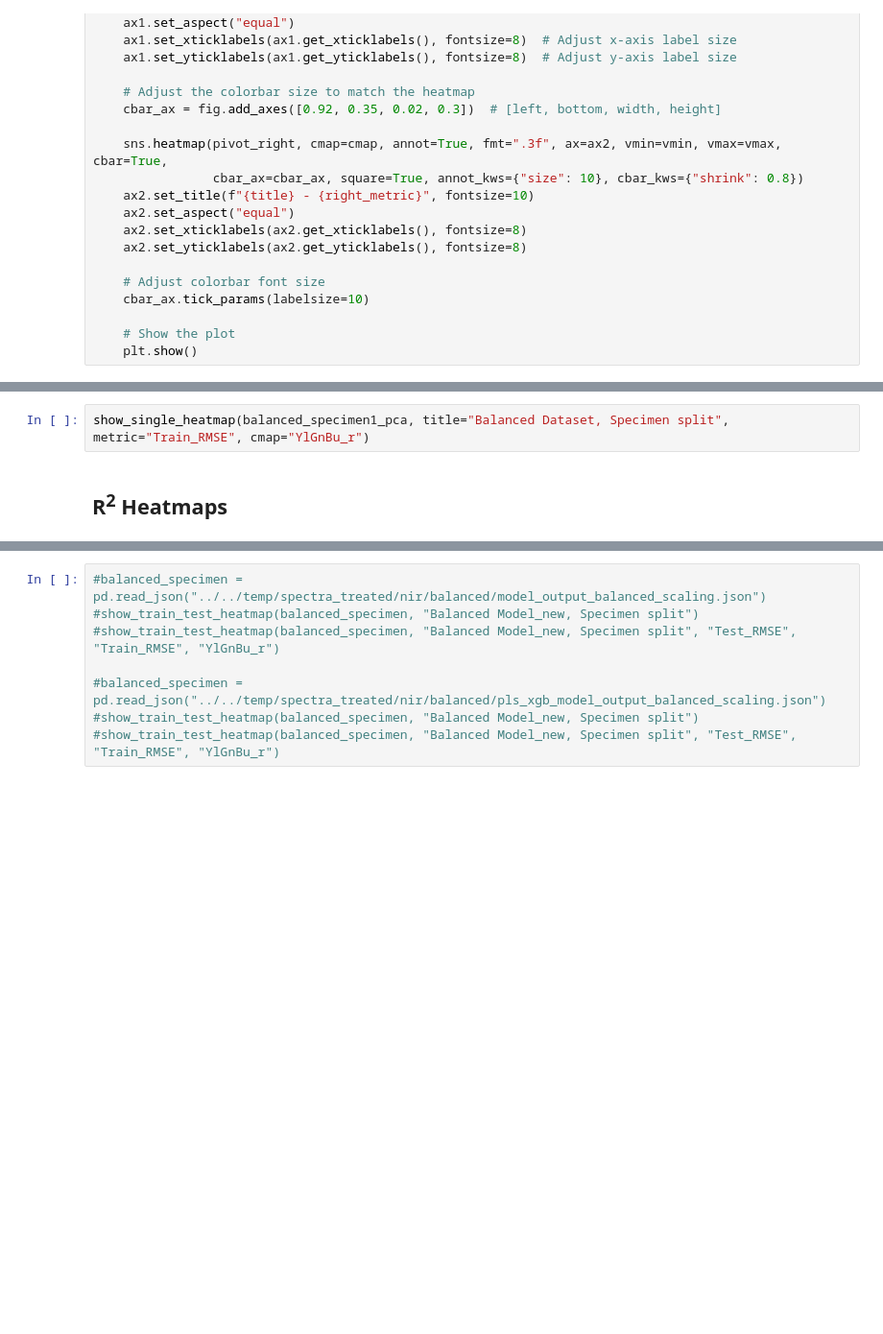
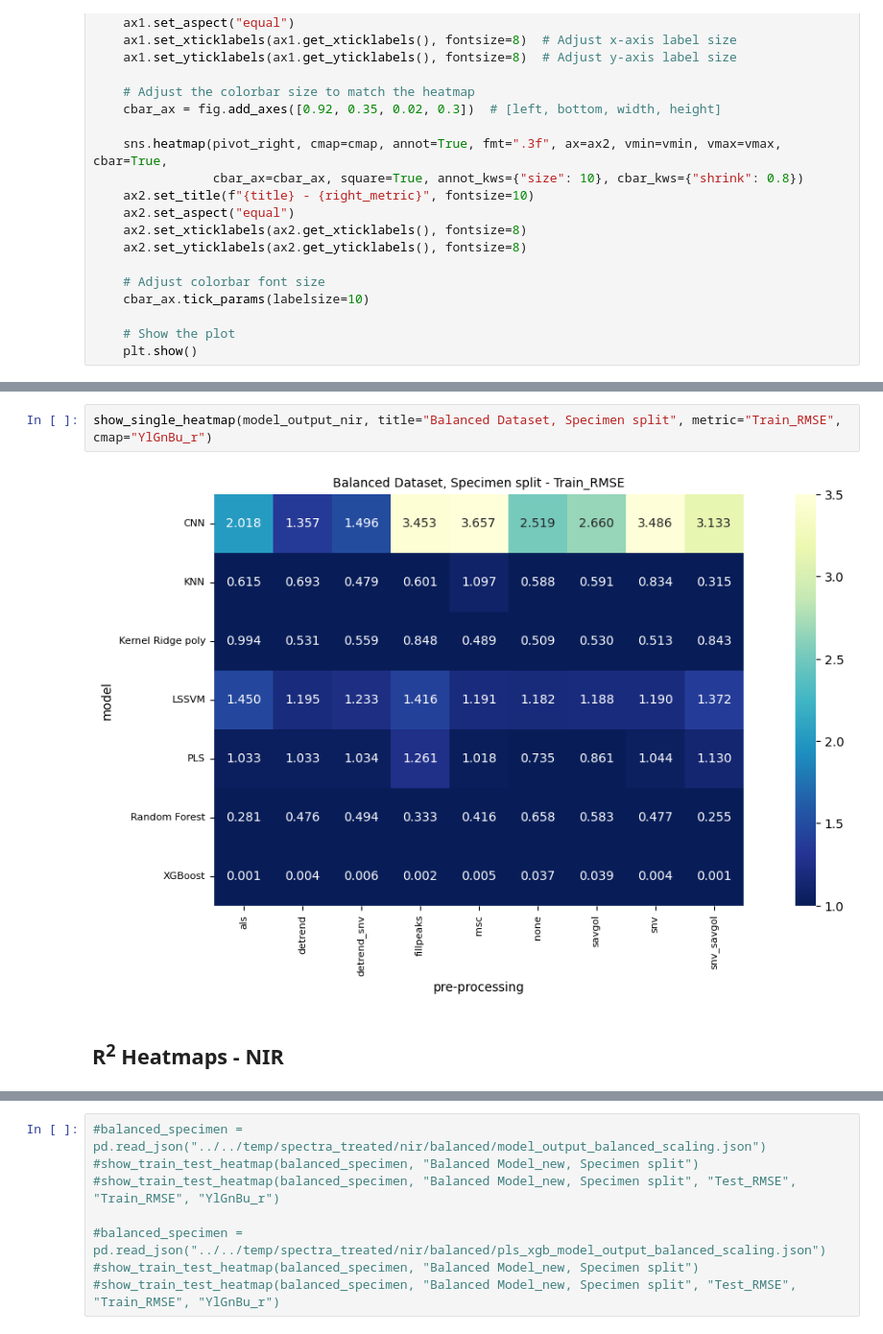
Before and after one commit to sebnemyyl/Characterization-of-cotton-polyester-textiles-using-IR-spectroscopy, a Jupyter notebook: src/notebooks/model_evaluation.ipynb, the cells around one changed output, grey strips where cells are left out. Shown at 96% size. Cells and saved outputs as stored; diff of their text form; blank space fills up the shorter version.

```diff
--- a/src/notebooks/model_evaluation.ipynb
+++ b/src/notebooks/model_evaluation.ipynb
@@ -119,5 +143,7 @@ show_single_heatmap(balanced_specimen1_pca, title="Balanced Dataset, Specimen sp
 # %%
-show_single_heatmap(balanced_specimen1_pca, title="Balanced Dataset, Specimen split", metric="Train_RMSE", cmap="YlGnBu_r")
+show_single_heatmap(model_output_nir, title="Balanced Dataset, Specimen split", metric="Train_RMSE", cmap="YlGnBu_r")
+# %% [output]
+[figure, added]
 # %% [markdown]
-## R<sup>2</sup> Heatmaps
+## R<sup>2</sup> Heatmaps - NIR
 # %%
```
Also changed, not shown: parts of 19 cells of this notebook, 2 other files.
